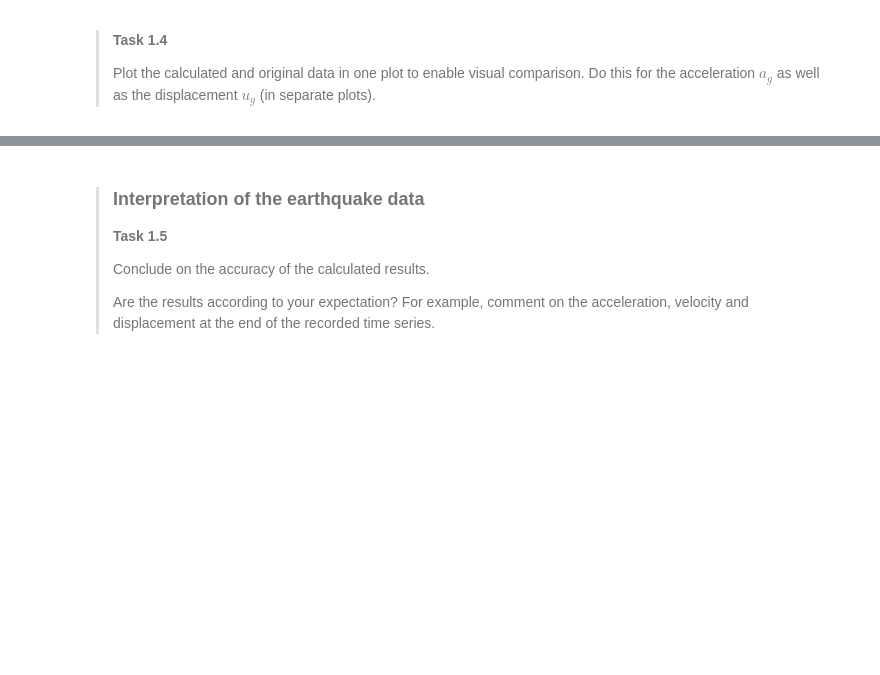
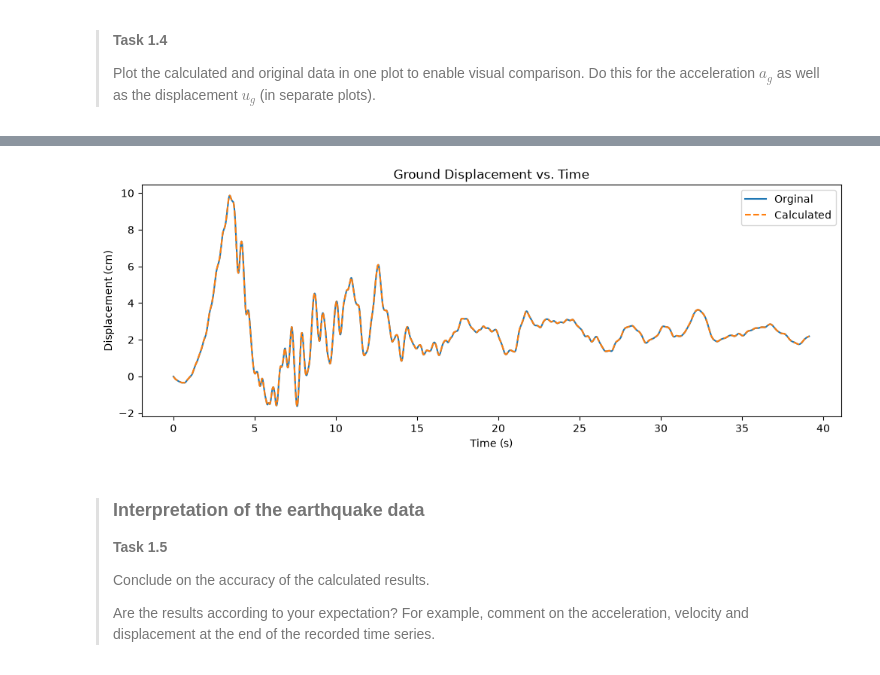
Before and after one commit to AleMarte2004/Group_Assignment_1.2, a Jupyter notebook: 1Ddynamics.ipynb, the cells around one changed output, grey strips where cells are left out. Drawn from its saved outputs; the diff is of its cells as text; code cells hidden in the pictures; blank space fills up the shorter version.

```diff
--- a/1Ddynamics.ipynb
+++ b/1Ddynamics.ipynb
@@ -159,0 +128,7 @@ ug_calc[1:] = np.cumsum(0.5 * (vg[:-1] + vg[1:]) * dt)
+# %%
+# Trapezoidal Rule to integrate ground displacement from given velocity
+
+sum_trap = []
+for i in range(len(vg) - 1):
+    sum_trap.append((vg[i] + vg[i + 1]) * dt / 2)
+print(np.sum(sum_trap))
@@ -284,3 +161,16 @@ plt.show()
+# %%
+# Plotting ground displacement
+
+plt.figure(figsize=(12, 4))
+plt.plot(t, ug, label="Orginal")
+plt.plot(t[:-1], np.cumsum(sum_trap), label="Calculated", linestyle="--")
+plt.xlabel("Time (s)")
+plt.ylabel("Displacement (cm)")
+plt.title("Ground Displacement vs. Time")
+plt.legend()
+plt.show()
+# %% [output]
+[figure, added]
 # %% [markdown]
 >### Interpretation of the earthquake data
 >
```
Also changed, not shown: parts of 13 cells of this notebook.
